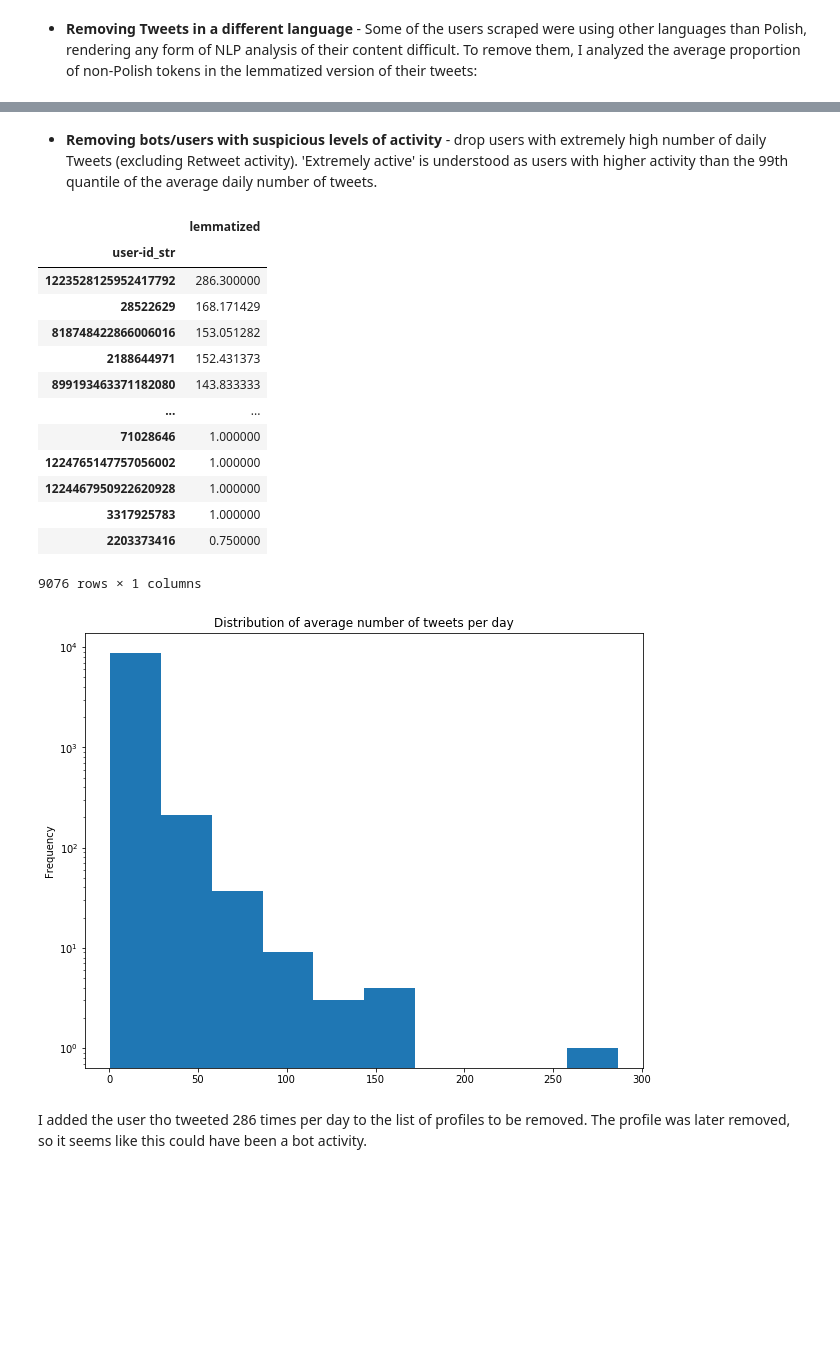
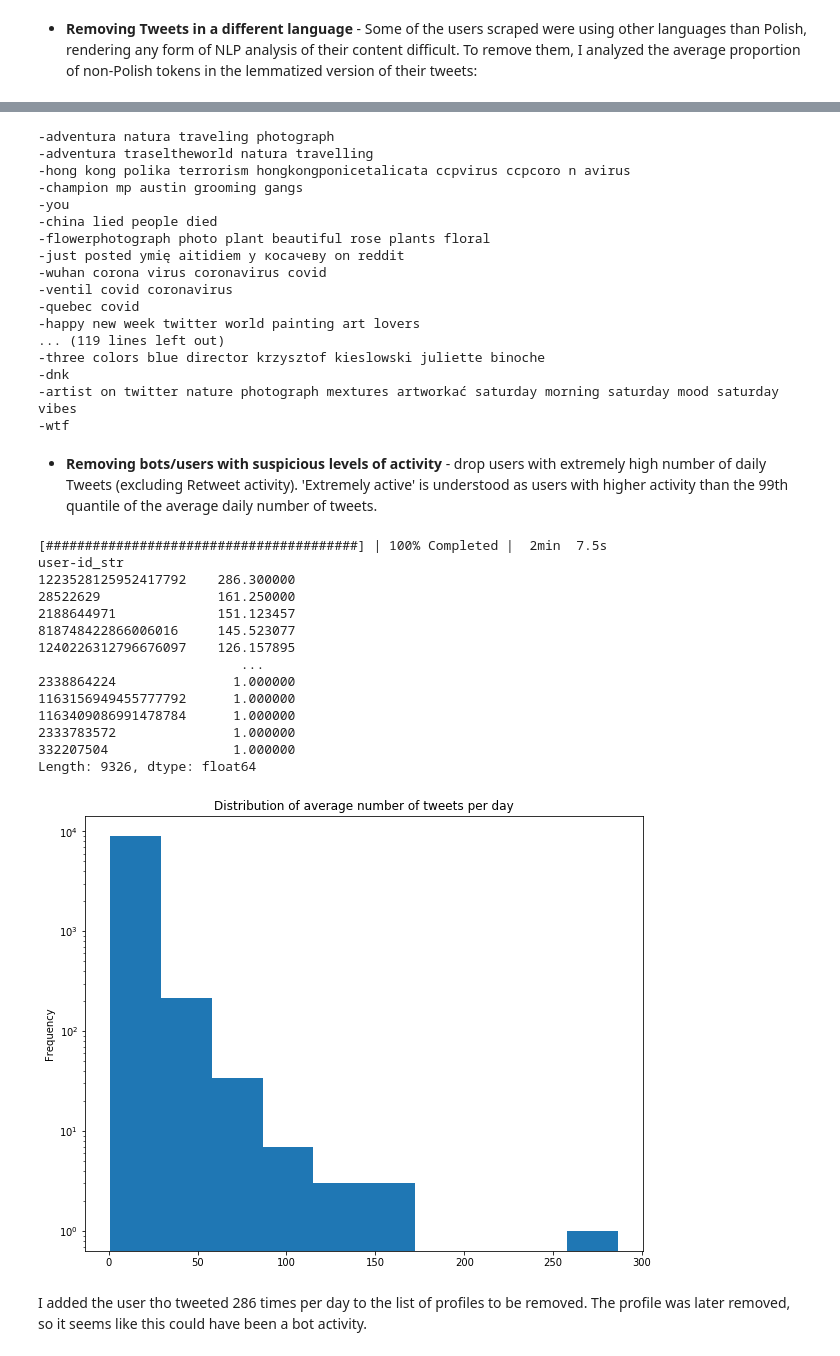
Before and after one commit to bodzioboo/twitter, a Jupyter notebook: notebooks/preparation/preprocessing.ipynb, the cells around one changed output, grey strips where cells are left out. Cells and saved outputs as stored; diff of their text form; code cells hidden in the pictures; blank space fills up the shorter version.

```diff
--- a/notebooks/preparation/preprocessing.ipynb
+++ b/notebooks/preparation/preprocessing.ipynb
@@ -3,2 +5,11 @@
+# %%
+import sys
+import os
+PATH = "/home/piotr/projects/twitter"
+sys.path.append(os.path.join(PATH, "src"))
+PATH_RECORD = os.path.join(PATH, "data/clean/record.json") #path to store records
+START = '2020_02_22' #start date (first file)
+END = '2020_07_20' #end date (last file)
+PATH_PREPROCESSED = os.path.join(PATH, 'data/clean') #data path
 # %% [markdown]
 **Import libraries**:
@@ -118,2 +189,4 @@ data.loc[:,('polish')] = data.loc[:,('polish')].astype(float)
+# %%
+data = read_files(PATH_PREPROCESSED, day_from = START, day_to = END, method = 'dask', dtype = dtypes)
 # %% [markdown]
 - **Removing Tweets in a different language** - Some of the users scraped were using other languages than Polish, rendering any form of NLP analysis of their content difficult. To remove them, I analyzed the average proportion of non-Polish tokens in the lemmatized version of their tweets:
@@ -153,32 +205,49 @@ Example tweets:
+# %%
+for i in tweets_nonpolish['lemmatized']:
+    print("-" + i)
+# %% [output]
+-adventura natura traveling photograph
+-adventura traseltheworld natura travelling
+-hong kong polika terrorism hongkongponicetalicata ccpvirus ccpcoro n avirus
+-champion mp austin grooming gangs
+-you
+-china lied people died
+-flowerphotograph photo plant beautiful rose plants floral
+-just posted ymię aitidiem у косачеву on reddit
+-wuhan corona virus coronavirus covid
+-ventil covid coronavirus
+-quebec covid
+-happy new week twitter world painting art lovers
+... (119 lines left out)
+-three colors blue director krzysztof kieslowski juliette binoche
+-dnk
+-artist on twitter nature photograph mextures artworkać saturday morning saturday mood saturday vibes
+-wtf
 # %% [markdown]
 - **Removing bots/users with suspicious levels of activity** - drop users with extremely high number of daily Tweets (excluding Retweet activity). 'Extremely active' is understood as users with higher activity than the 99th quantile of the average daily number of tweets.
-# %%
-#drop retweets
-drop = np.logical_not(data['retweet'].apply(lambda x: ast.literal_eval(x)))
-data = data.loc[drop, :]
-counts = data.groupby(['user-id_str', 'day'])['lemmatized'].count().reset_index()
-counts_avg = counts.groupby('user-id_str').agg({'lemmatized':'mean'}).sort_values('lemmatized', ascending = False)
-counts_avg
-# %% [output]
-|  | lemmatized |
-| user-id_str |  |
-| 1223528125952417792 | 286.300000 |
-| 28522629 | 168.171429 |
-| 818748422866006016 | 153.051282 |
-| 2188644971 | 152.431373 |
-| 899193463371182080 | 143.833333 |
-| ... | ... |
-| 71028646 | 1.000000 |
-| 1224765147757056002 | 1.000000 |
-| 1224467950922620928 | 1.000000 |
-| 3317925783 | 1.000000 |
-| 2203373416 | 0.750000 |
-9076 rows × 1 columns
 # %%
+with ProgressBar():
+    counts = data.loc[np.logical_not(data['retweet']),:].groupby(['user-id_str','day']).size().compute()
+counts_avg = counts.groupby('user-id_str').mean()
+print(counts_avg.sort_values(0, ascending = False))
 counts_avg.plot.hist(figsize = (10, 8), legend = None, title = 'Distribution of average number of tweets per day')
 plt.yscale('log')
 plt.show()
 # %% [output]
+[########################################] | 100% Completed |  2min  7.5s
+user-id_str
+1223528125952417792    286.300000
+28522629               161.250000
+2188644971             151.123457
+818748422866006016     145.523077
+1240226312796676097    126.157895
+                          ...
+2338864224               1.000000
+1163156949455777792      1.000000
+1163409086991478784      1.000000
+2333783572               1.000000
+332207504                1.000000
+Length: 9326, dtype: float64
-[figure, old version]
+[figure, new version]
 # %% [markdown]
 I added the user tho tweeted 286 times per day to the list of profiles to be removed. The profile was later removed, so it seems like this could have been a bot activity.
```
Also changed, not shown: parts of 45 cells of this notebook, 19 other files.
